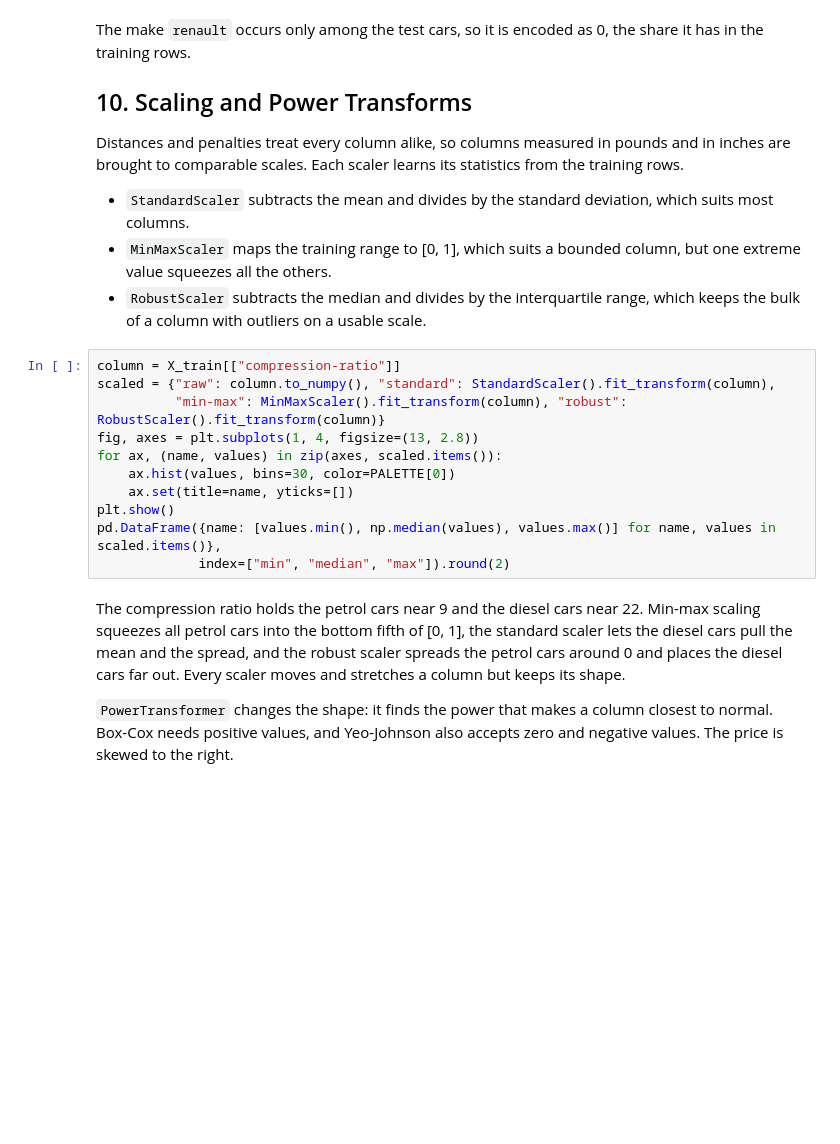
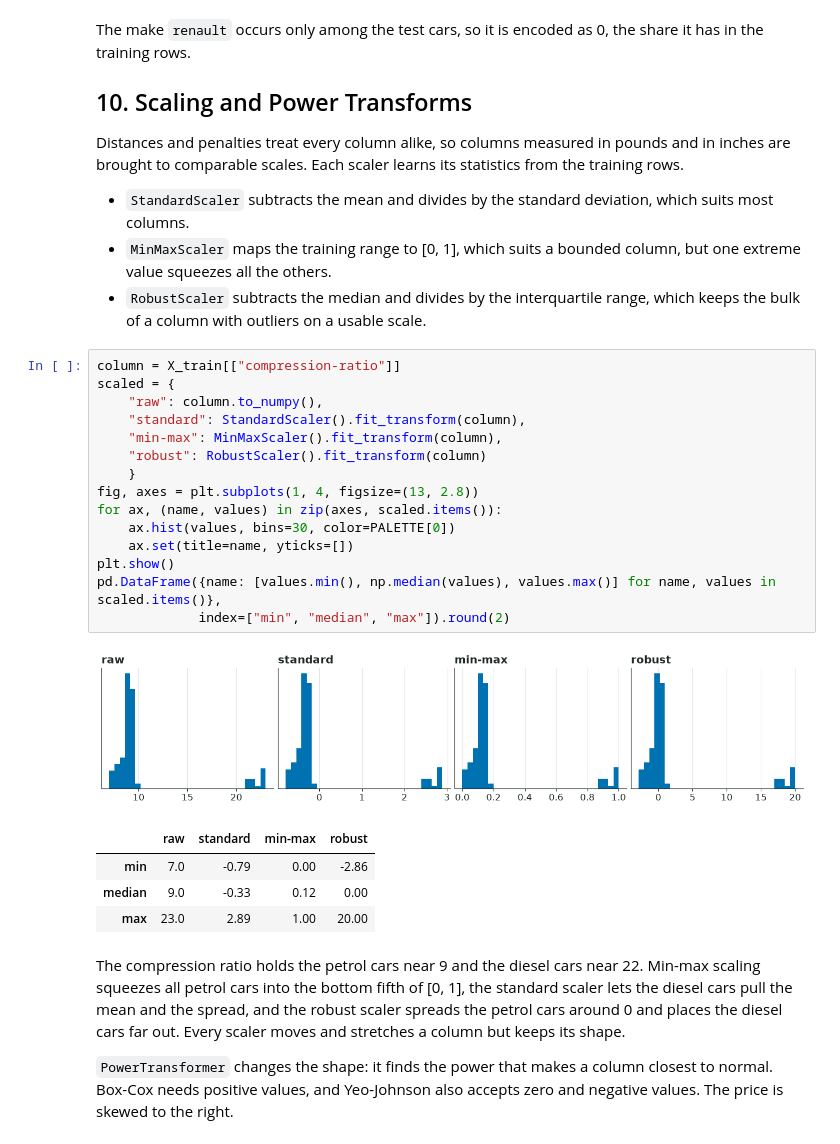
Before and after one commit to TaseZmaj/My-Learning-Data-Science, a Jupyter notebook: my-aud-exercises/auditory/03-data-preparation/notebook.ipynb, the cells around one changed output. Saved outputs shown, nothing was run; the diff lists cells and outputs as text; blank space fills up the shorter version.

```diff
--- a/my-aud-exercises/auditory/03-data-preparation/notebook.ipynb
+++ b/my-aud-exercises/auditory/03-data-preparation/notebook.ipynb
@@ -342,15 +620,25 @@ Distances and penalties treat every column alike, so columns measured in pounds
 - `RobustScaler` subtracts the median and divides by the interquartile range, which keeps the bulk of a column with outliers on a usable scale.
 # %%
 column = X_train[["compression-ratio"]]
-scaled = {"raw": column.to_numpy(), "standard": StandardScaler().fit_transform(column),
-          "min-max": MinMaxScaler().fit_transform(column), "robust": RobustScaler().fit_transform(column)}
+scaled = {
+    "raw": column.to_numpy(),
+    "standard": StandardScaler().fit_transform(column),
+    "min-max": MinMaxScaler().fit_transform(column),
+    "robust": RobustScaler().fit_transform(column)
+    }
 fig, axes = plt.subplots(1, 4, figsize=(13, 2.8))
 for ax, (name, values) in zip(axes, scaled.items()):
     ax.hist(values, bins=30, color=PALETTE[0])
     ax.set(title=name, yticks=[])
 plt.show()
 pd.DataFrame({name: [values.min(), np.median(values), values.max()] for name, values in scaled.items()},
              index=["min", "median", "max"]).round(2)
+# %% [output]
+[figure, added]
+|  | raw | standard | min-max | robust |
+| min | 7.0 | -0.79 | 0.00 | -2.86 |
+| median | 9.0 | -0.33 | 0.12 | 0.00 |
+| max | 23.0 | 2.89 | 1.00 | 20.00 |
 # %% [markdown]
 The compression ratio holds the petrol cars near 9 and the diesel cars near 22. Min-max scaling squeezes all petrol cars into the bottom fifth of [0, 1], the standard scaler lets the diesel cars pull the mean and the spread, and the robust scaler spreads the petrol cars around 0 and places the diesel cars far out. Every scaler moves and stretches a column but keeps its shape.
 
```
Also changed, not shown: parts of 35 cells of this notebook, 9 other files.
